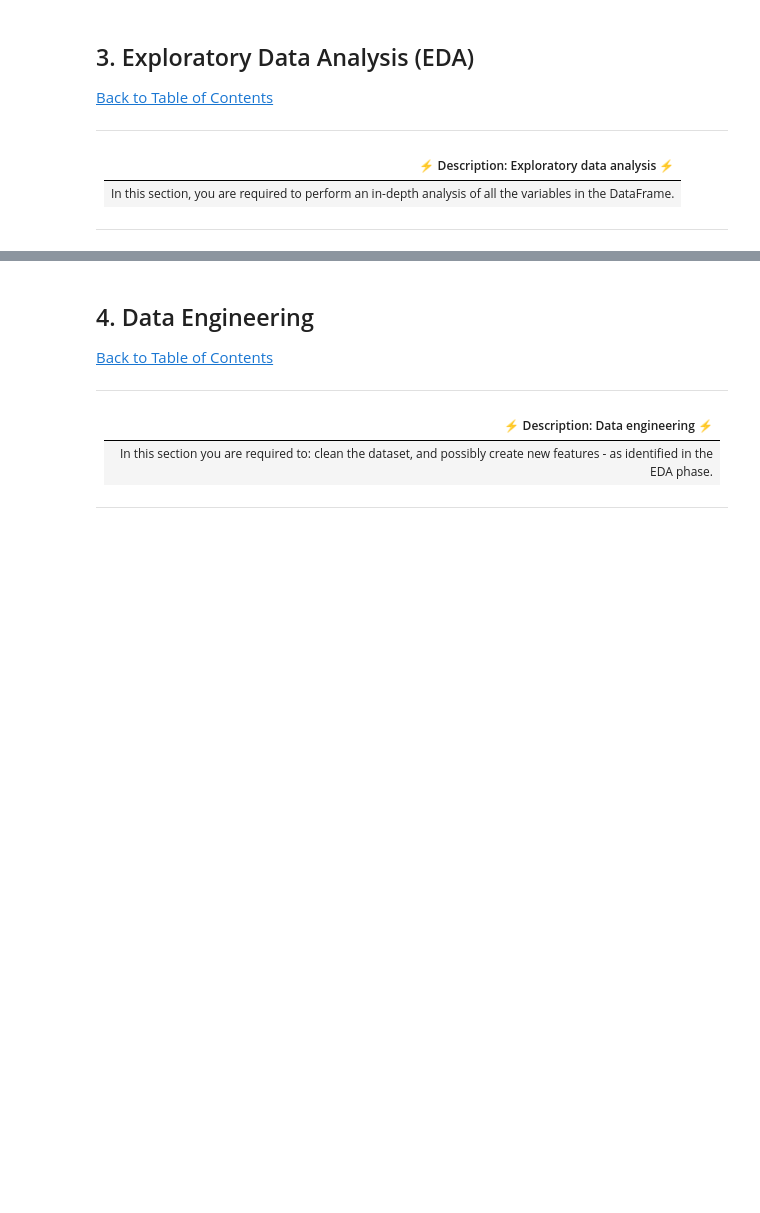
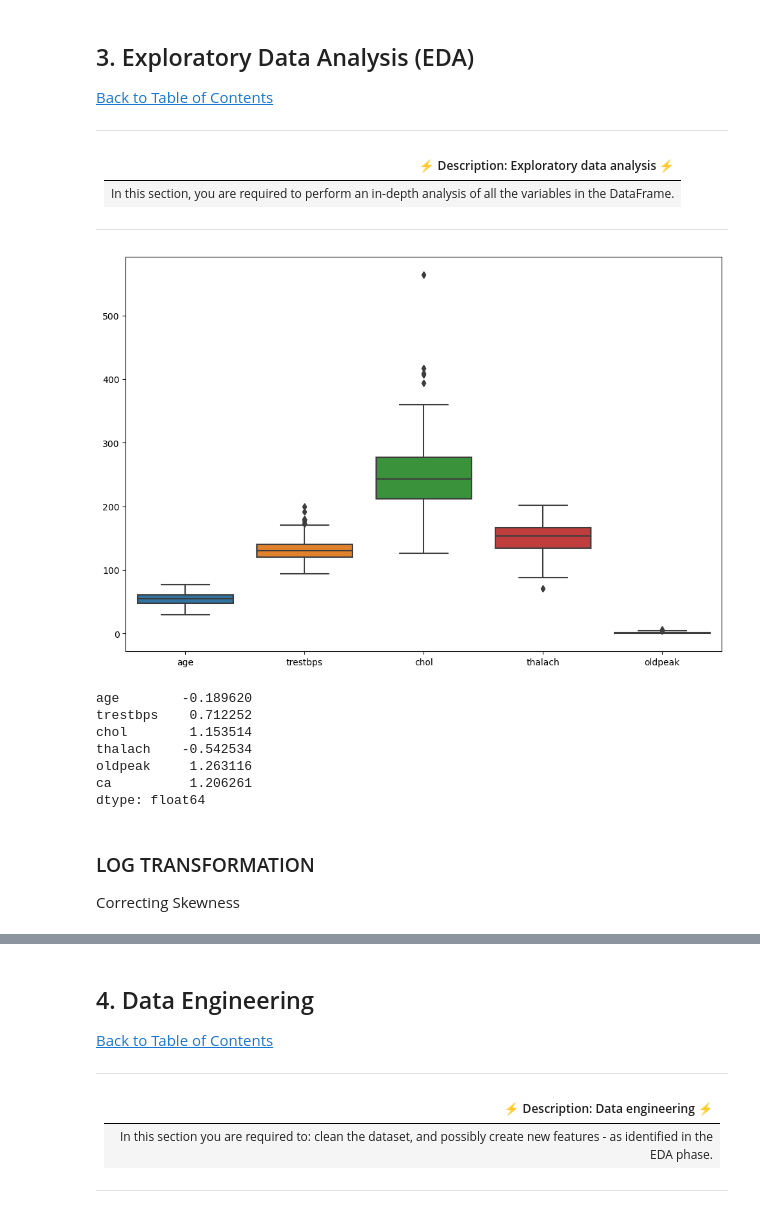
Before and after one commit to Johnnysnipes90/Datascience-Projects, a Jupyter notebook: Notebook.ipynb, the cells around one changed output, grey strips where cells are left out. Cells and saved outputs as stored; diff of their text form; code cells hidden in the pictures; blank space fills up the shorter version.

```diff
--- a/Notebook.ipynb
+++ b/Notebook.ipynb
@@ -242,3 +367,20 @@ df_north.head()
+# %%
+# Impute missing values for each column
+# Age
+df_north['age'].fillna(df_north['age'].median(), inplace=True)
+df_south['age'].fillna(df_south['age'].median(), inplace=True)
+
+# Trestbps
+df_north['trestbps'].fillna(df_north['trestbps'].median(), inplace=True)
+
+# Thalach
+df_south['thalach'].fillna(df_south['thalach'].median(), inplace=True)
+
+# CA (mode)
+df_north['ca'].fillna(df_north['ca'].mode()[0], inplace=True)
+
+# Thal (mode)
+df_north['thal'].fillna(df_north['thal'].mode()[0], inplace=True)
 # %%
 # Merge the datasets
 df_combined = pd.concat([df_north, df_south], axis=0)
@@ -343,16 +417,0 @@ dtype: int64
-# %%
-# Impute missing values for each column
-# Age
-df_combined['age'].fillna(df_combined['age'].median(), inplace=True)
-
-# Trestbps
-df_combined['trestbps'].fillna(df_combined['trestbps'].median(), inplace=True)
-
-# Thalach
-df_combined['thalach'].fillna(df_combined['thalach'].median(), inplace=True)
-
-# CA (mode)
-df_combined['ca'].fillna(df_combined['ca'].mode()[0], inplace=True)
-
-# Thal (mode)
-df_combined['thal'].fillna(df_combined['thal'].mode()[0], inplace=True)
@@ -426,3 +483,22 @@ df_combined.duplicated().sum()
 | In this section, you are required to perform an in-depth analysis of all the variables in the DataFrame. |
 
 ---
+# %%
+plt.figure(figsize=(12, 8))
+sns.boxplot(data=df_combined[['age', 'trestbps', 'chol', 'thalach', 'oldpeak']])
+plt.show()
+
+
+df_combined.select_dtypes('number').skew()
+# %% [output]
+[figure, added]
+age        -0.189620
+trestbps    0.712252
+chol        1.153514
+thalach    -0.542534
+oldpeak     1.263116
+ca          1.206261
+dtype: float64
+# %% [markdown]
+### LOG TRANSFORMATION
+Correcting Skewness
```
Also changed, not shown: parts of 23 cells of this notebook.
